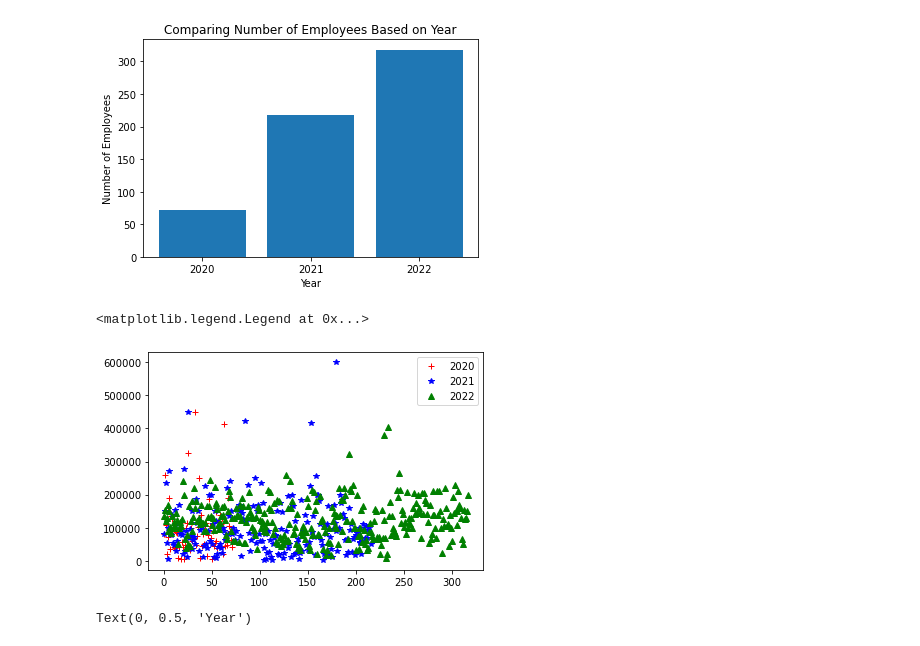
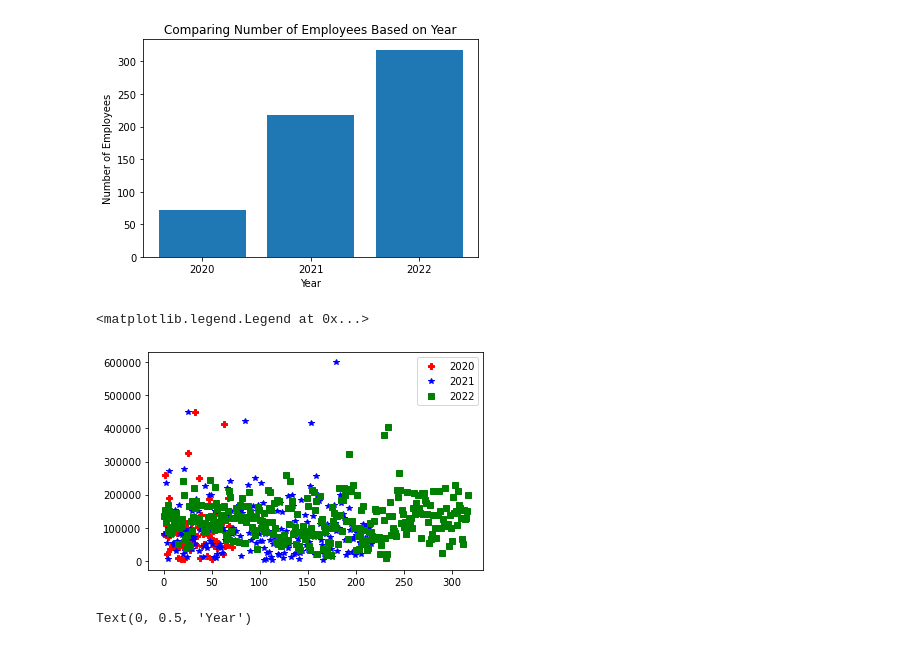
Before and after one commit to Shusmoy108/Data-Mining, a Jupyter notebook: HW01.ipynb, the cells around one changed output. Saved outputs shown, nothing was run; the diff lists cells and outputs as text; code cells hidden in the pictures.

```diff
--- a/HW01.ipynb
+++ b/HW01.ipynb
@@ -619,13 +613,13 @@ plt.bar(x,y)
 [figure]
 # %%
 plt.subplot(111)
-plt.plot([x for x in range(len(y1.index))], y1['salary_in_usd'],"+",color="r",label="2020")
+plt.plot([x for x in range(len(y1.index))], y1['salary_in_usd'],"P",color="r",label="2020")
 plt.plot([x for x in range(len(y2.index))], y2['salary_in_usd'],"*",color="b", label="2021")
-plt.plot([x for x in range(len(y3.index))], y3['salary_in_usd'],"^",color="g",label="2022")
+plt.plot([x for x in range(len(y3.index))], y3['salary_in_usd'],"s",color="g",label="2022")
 plt.legend()
 # %% [output]
 <matplotlib.legend.Legend at 0x...>
-[figure, old version]
+[figure, new version]
 # %%
 plt.boxplot([y1['salary_in_usd'],y2['salary_in_usd'],y3['salary_in_usd']], labels=["2020", "2021","2022"])
 plt.title("Boxplots of Salary by Year")
```
Also changed, not shown: parts of 19 cells of this notebook.
